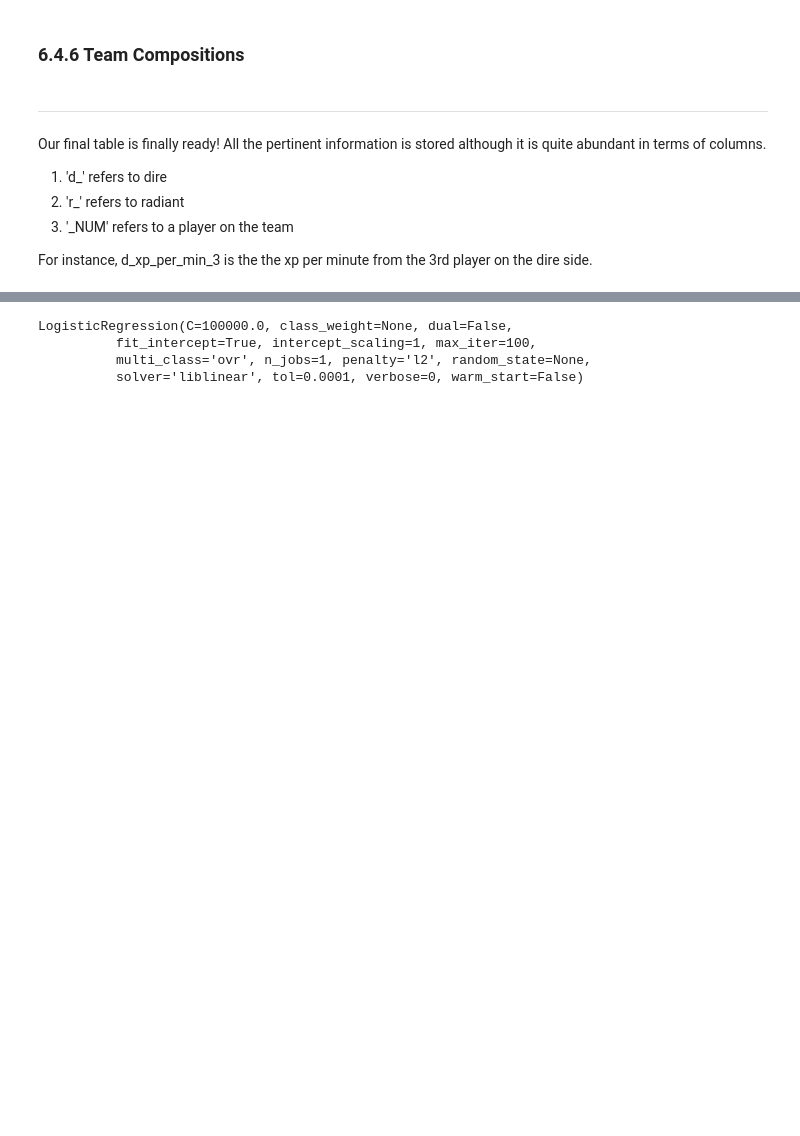
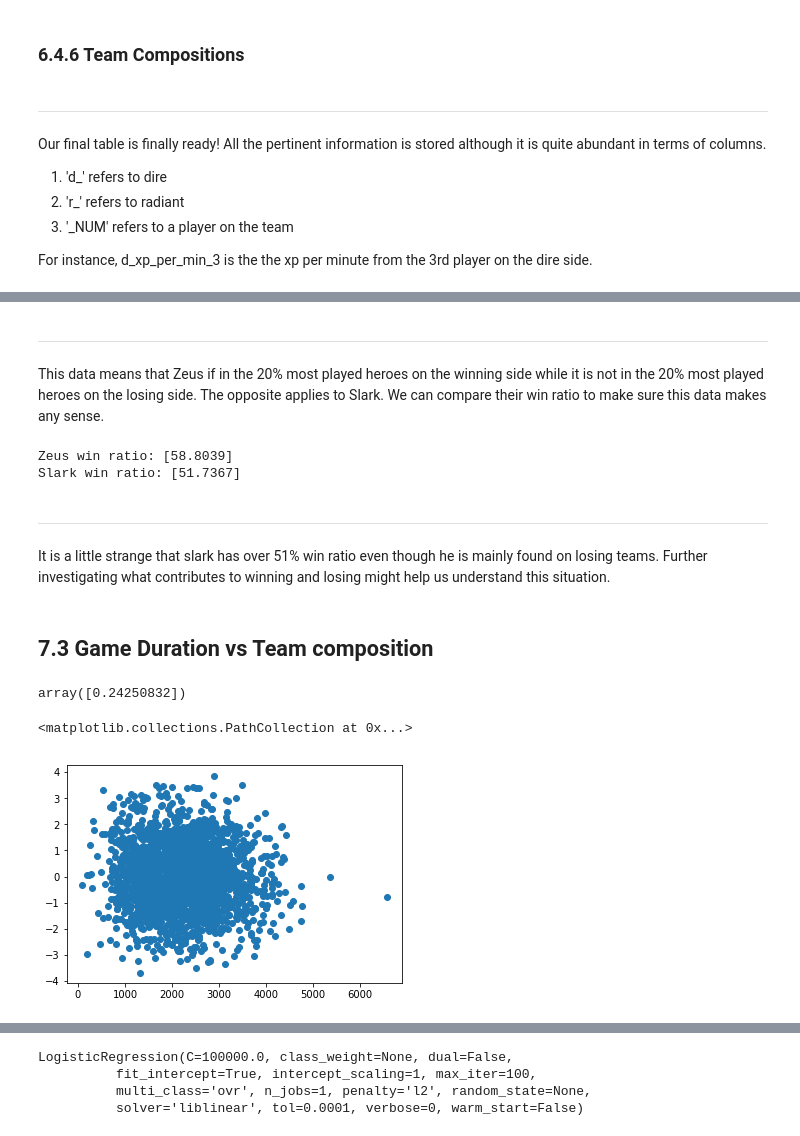
Before and after one commit to Samuel-Campbell/dota2, a Jupyter notebook: src/Dota2_Analysis.ipynb, the cells around one changed output, grey strips where cells are left out. Saved outputs shown, nothing was run; the diff lists cells and outputs as text; code cells hidden in the pictures; blank space fills up the shorter version.

```diff
--- a/src/Dota2_Analysis.ipynb
+++ b/src/Dota2_Analysis.ipynb
@@ -1205,0 +1302,43 @@ import matplotlib.pyplot as plt
+# %% [markdown]
+---
+This data means that Zeus if in the 20% most played heroes on the winning side while it is not in the 20% most played heroes on the losing side. The opposite applies to Slark. We can compare their win ratio to make sure this data makes any sense.
+# %%
+zeus_win_ratio = hero_df[hero_df['hero_name'] == 'zeus']['hero_win_ratio'].tolist()
+slark_win_ratio = hero_df[hero_df['hero_name'] == 'slark']['hero_win_ratio'].tolist()
+
+print('Zeus win ratio: {}'.format(zeus_win_ratio))
+print('Slark win ratio: {}'.format(slark_win_ratio))
+# %% [output]
+Zeus win ratio: [58.8039]
+Slark win ratio: [51.7367]
+# %% [markdown]
+---
+It is a little strange that slark has over 51% win ratio even though he is mainly found on losing teams. Further investigating what contributes to winning and losing might help us understand this situation.
+# %% [markdown]
+## 7.3 Game Duration vs Team composition
+# %%
+from sklearn.decomposition import PCA
+
+df1 = training_df[training_df['r_win'] == True][['radiant_comp_array', 'r_duration']].sort_values('r_duration')
+df2 = training_df[training_df['r_win'] == False][['dire_comp_array', 'r_duration']].sort_values('r_duration')
+df1 = df1.rename(columns={'radiant_comp_array': 'comp'})
+df2 = df2.rename(columns={'dire_comp_array': 'comp'})
+df = df1.append(df2)
+
+comp = df['comp'].tolist()
+duration = df['r_duration'].tolist()
+
+pca = PCA(n_components=1)
+pca.fit(comp)
+pca.explained_variance_ratio_
+# %% [output]
+array([0.24250832])
+# %%
+Y = pca.transform(comp)
+Y = [x[0] for x in Y]
+X = duration
+
+plt.scatter(X, Y)
+# %% [output]
+<matplotlib.collections.PathCollection at 0x...>
+[figure, added]
```
Also changed, not shown: parts of 31 cells of this notebook.
